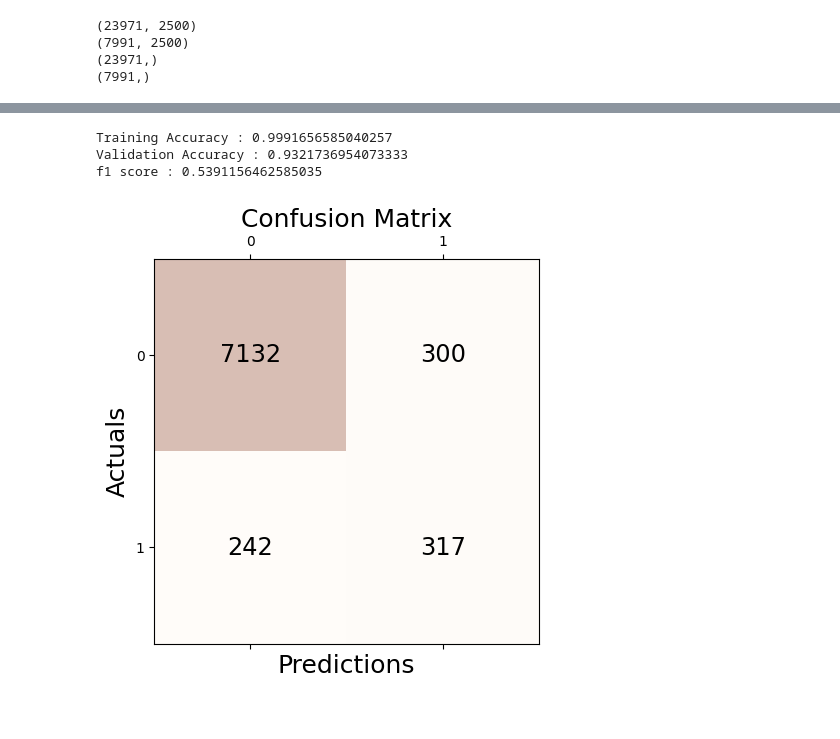
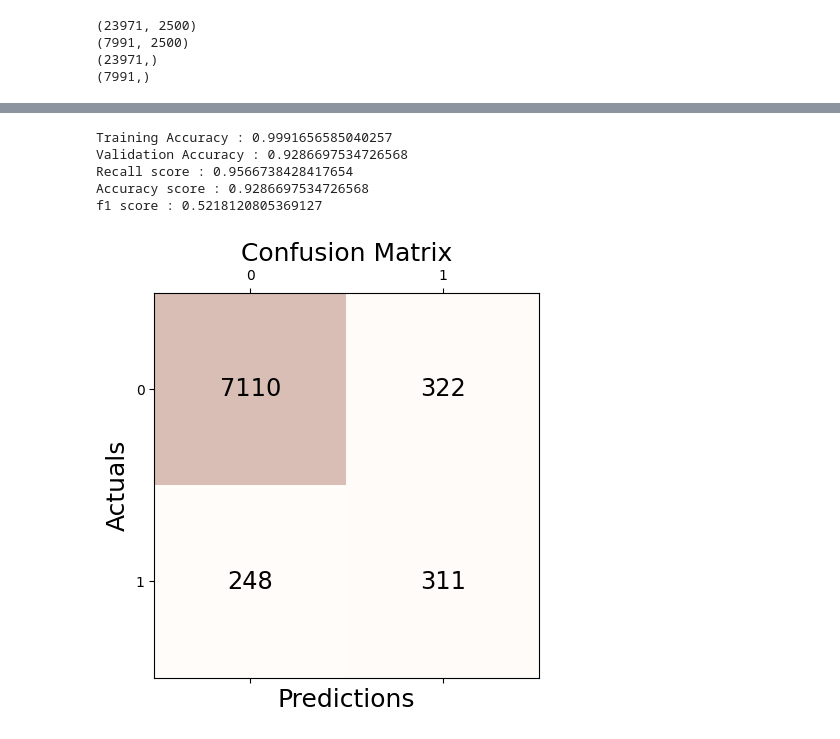
Before and after one commit to AnantDuhan/Sentiment-Analysis-of-Tweets, a Jupyter notebook: Twitter_Sentiment.ipynb, the cells around one changed output, grey strips where cells are left out. Cells and saved outputs as stored; diff of their text form; code cells hidden in the pictures.

```diff
--- a/Twitter_Sentiment.ipynb
+++ b/Twitter_Sentiment.ipynb
@@ -430,18 +432,23 @@ for i in range(conf_matrix.shape[0]):
     for j in range(conf_matrix.shape[1]):
         recall_score = conf_matrix[0][0] / \
             (conf_matrix[0][0] + conf_matrix[0][1])
-
-
-for i in range(conf_matrix.shape[0]):
-    for j in range(conf_matrix.shape[1]):
         precision_score = conf_matrix[0][0] / \
             (conf_matrix[0][0] + conf_matrix[1][0])
-
-for i in range(conf_matrix.shape[0]):
-    for j in range(conf_matrix.shape[1]):
         accuracy_score = (conf_matrix[0][0] + conf_matrix[1][1]) / \
             (conf_matrix[0][0] + conf_matrix[0][1] +
              conf_matrix[1][0] + conf_matrix[1][1])
+
+
+# for i in range(conf_matrix.shape[0]):
+#     for j in range(conf_matrix.shape[1]):
+#         precision_score = conf_matrix[0][0] / \
+#             (conf_matrix[0][0] + conf_matrix[1][0])
+
+# for i in range(conf_matrix.shape[0]):
+#     for j in range(conf_matrix.shape[1]):
+#         accuracy_score = (conf_matrix[0][0] + conf_matrix[1][1]) / \
+#             (conf_matrix[0][0] + conf_matrix[0][1] +
+#              conf_matrix[1][0] + conf_matrix[1][1])
 
 print("Training Accuracy :", model.score(x_train, y_train))
 print("Validation Accuracy :", model.score(x_valid, y_valid))
@@ -528,15 +536,8 @@ for i in range(conf_matrix.shape[0]):
     for j in range(conf_matrix.shape[1]):
         recall_score = conf_matrix[0][0] / \
             (conf_matrix[0][0] + conf_matrix[0][1])
-
-
-for i in range(conf_matrix.shape[0]):
-    for j in range(conf_matrix.shape[1]):
         precision_score = conf_matrix[0][0] / \
             (conf_matrix[0][0] + conf_matrix[1][0])
-
-for i in range(conf_matrix.shape[0]):
-    for j in range(conf_matrix.shape[1]):
         accuracy_score = (conf_matrix[0][0] + conf_matrix[1][1]) / \
             (conf_matrix[0][0] + conf_matrix[0][1] +
              conf_matrix[1][0] + conf_matrix[1][1])
@@ -593,46 +595,41 @@ for i in range(conf_matrix.shape[0]):
     for j in range(conf_matrix.shape[1]):
         recall_score = conf_matrix[0][0] / \
             (conf_matrix[0][0] + conf_matrix[0][1])
-
-
-for i in range(conf_matrix.shape[0]):
-    for j in range(conf_matrix.shape[1]):
         precision_score = conf_matrix[0][0] / \
             (conf_matrix[0][0] + conf_matrix[1][0])
-
-for i in range(conf_matrix.shape[0]):
-    for j in range(conf_matrix.shape[1]):
         accuracy_score = (conf_matrix[0][0] + conf_matrix[1][1]) / \
             (conf_matrix[0][0] + conf_matrix[0][1] +
              conf_matrix[1][0] + conf_matrix[1][1])
 
 print("Training Accuracy :", model.score(x_train, y_train))
 print("Validation Accuracy :", model.score(x_valid, y_valid))
 print("Recall score :", recall_score)
 print("Accuracy score :", accuracy_score)
 
 
 # calculating the f1 score for the validation set
 print("f1 score :", f1_score(y_valid, y_pred))
 
 # print(cm)
 
 fig, ax = plt.subplots(figsize=(5, 5))
 ax.matshow(conf_matrix, cmap=plt.cm.Oranges, alpha=0.3)
 for i in range(conf_matrix.shape[0]):
     for j in range(conf_matrix.shape[1]):
         ax.text(x=j, y=i, s=conf_matrix[i, j],
                 va='center', ha='center', size='xx-large')
 
 plt.xlabel('Predictions', fontsize=18)
 plt.ylabel('Actuals', fontsize=18)
 plt.title('Confusion Matrix', fontsize=18)
 plt.show()
 # %% [output]
 Training Accuracy : 0.9991656585040257
-Validation Accuracy : 0.9321736954073333
-f1 score : 0.5391156462585035
+Validation Accuracy : 0.9286697534726568
+Recall score : 0.9566738428417654
+Accuracy score : 0.9286697534726568
+f1 score : 0.5218120805369127
-[figure, old version]
+[figure, new version]
 # %%
 from sklearn.svm import SVC
 import matplotlib.pyplot as plt
```
Also changed, not shown: parts of 10 cells of this notebook.
